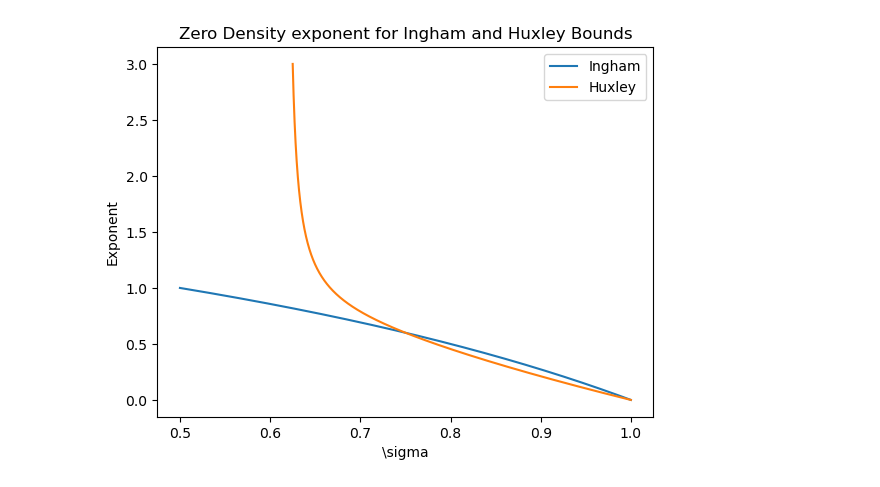
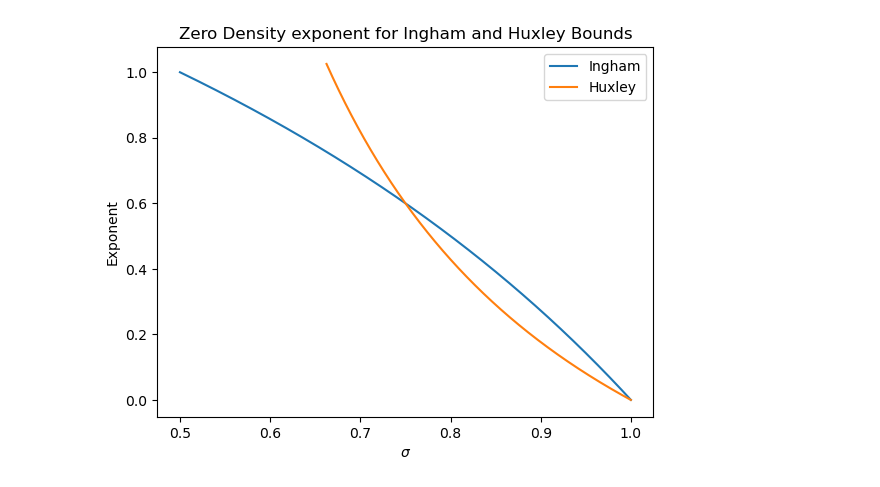
Before and after one commit to dbschi/Undergraduate_Thesis, a Jupyter notebook: graphing.ipynb, the cells around one changed output. Saved outputs shown, nothing was run; the diff lists cells and outputs as text; code cells hidden in the pictures.

```diff
--- a/graphing.ipynb
+++ b/graphing.ipynb
@@ -1,20 +1,20 @@
 # %%
 import matplotlib.pyplot as plt
 import numpy as np
 #create figure
 
 
 X=np.arange(1/2,1,0.0001)
 Y= 3*(1-X)/(2-X) #calculate the square of at each x
 plt.plot(X,Y,label="Ingham")
-X=np.arange(5/8,1,0.0001)
-Y= (5*X-3)*(1-X)/(X*X+X-1)
+X=np.arange(5.3/8,1,0.0001)
+Y= (3)*(1-X)/(3*X-1)
 plt.plot(X,Y,label="Huxley")
-plt.xlabel('\\sigma')
+plt.xlabel(fr'$\sigma$')
 plt.ylabel('Exponent')
 plt.legend()
 plt.title('Zero Density exponent for Ingham and Huxley Bounds')
 #plt.savefig('coordinate_geometry/square_graph.png')
 plt.savefig("inghamhuxley1.png",bbox_inches='tight')
 # %% [output]
-[figure, old version]
+[figure, new version]
```
Also changed, not shown: parts of 3 cells of this notebook, 8 other files.
